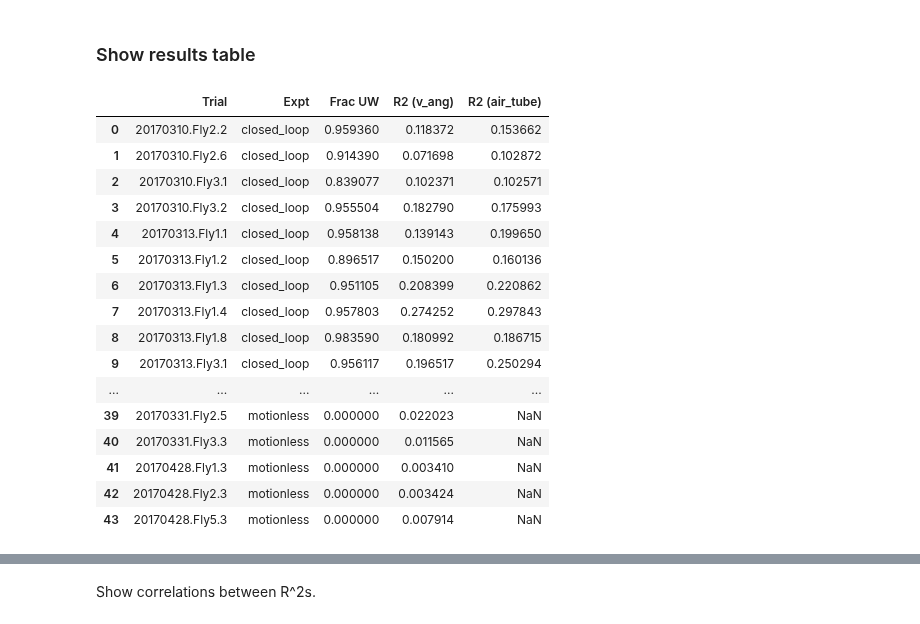
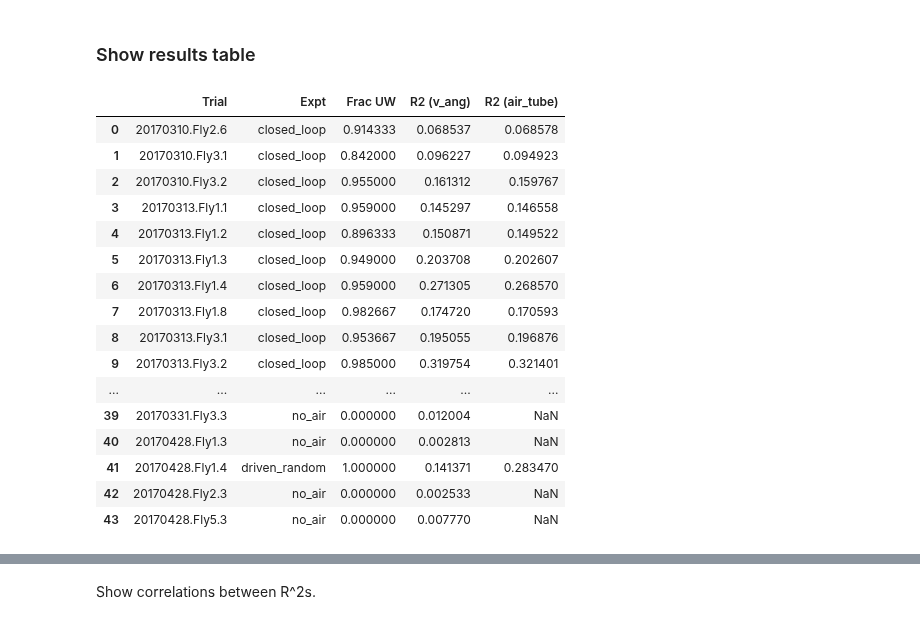
Before and after one commit to rkp8000/mushroom_mushroom, a Jupyter notebook: B1_G4_vs_v_ang_and_air_tube.ipynb, the cells around one changed output, grey strips where cells are left out. Drawn from its saved outputs; the diff is of its cells as text; code cells hidden in the pictures.

```diff
--- a/B1_G4_vs_v_ang_and_air_tube.ipynb
+++ b/B1_G4_vs_v_ang_and_air_tube.ipynb
@@ -17,10 +27,10 @@ import CONFIG as C
 # %%
 from db import make_session, d_models
 
-FILT = [d_models.Trial.walking_threshold != None]
+FILT = [d_models.TrialNew.walking_threshold != None]
 
 session = make_session()
-trials = session.query(d_models.Trial).filter(*FILT).all()
+trials = session.query(d_models.TrialNew).filter(*FILT).all()
 session.close()
 # %%
 closed_mask = [trial.expt == 'closed_loop' for trial in trials]
@@ -59,7 +86,7 @@ WINDOWS = {'g4d': (1, 6)}
 rslts = {'v_ang': []}
 
 for trial in trials:
-    rslt = linear_fit.regress(trial=trial, targ='v_ang', preds=('g4d',), windows=WINDOWS, valid='all')
+    rslt = lin_fit.regress(trial=trial, targ='v_ang', preds=('g4d',), windows=WINDOWS, valid='all')
 
     # get fraction of time fly is pointed upwind rel to air tube
     frac_uw = np.mean(np.abs(trial.dl.air) < 90)
@@ -112,7 +139,7 @@ for trial in trials:
     else:
         valid = 'all'
 
-    rslt = linear_fit.regress(trial=trial, targ='v_air', preds=('g4d',), windows=WINDOWS, valid=valid)
+    rslt = lin_fit.regress(trial=trial, targ='v_air', preds=('g4d',), windows=WINDOWS, valid=valid)
 
     # get fraction of time fly is pointed upwind rel to air tube
     if not np.all(np.isnan(trial.dl.air)):
@@ -128,20 +154,0 @@ plot_r2s_vs_frac_uw('v_air')
-# %%
-rslts['ddt_air'] = []
-
-for trial in trials:
-    if trial.expt == 'no_air':
-        valid = 'none'
-    else:
-        valid = 'all'
-
-    rslt = linear_fit.regress(trial=trial, targ='ddt_air', preds=('g4d',), windows=WINDOWS, valid=valid)
-
-    # get fraction of time fly is pointed upwind rel to air tube
-    if not np.all(np.isnan(trial.dl.air)):
-        valid_mask = ~np.isnan(trial.dl.air)
-        frac_uw = np.mean(np.abs(trial.dl.air[valid_mask]) < 90)
-    rslt.details['frac_uw'] = frac_uw
-
-    rslts['ddt_air'].append(rslt)
-
-plot_r2s_vs_frac_uw('ddt_air')
@@ -217,33 +218,33 @@ ax.set_xlim(0, 10)
 # %%
 df_data = []
 
 for tr_ctr, trial in enumerate(trials):
     df_data.append({
         'Trial': trial.name,
         'Expt': trial.expt,
         'Frac UW': rslts['v_ang'][tr_ctr].details['frac_uw'],
         'R2 (v_ang)': rslts['v_ang'][tr_ctr].r2,
-        'R2 (air_tube)': rslts['ddt_air_tube'][tr_ctr].r2,
+        'R2 (air_tube)': rslts['v_air'][tr_ctr].r2,
     })
 
 columns = ['Trial', 'Expt', 'Frac UW', 'R2 (v_ang)', 'R2 (air_tube)']
 df = pd.DataFrame(df_data, columns=columns)
 df
 # %% [output]
 |  | Trial | Expt | Frac UW | R2 (v_ang) | R2 (air_tube) |
-| 0 | 20170310.Fly2.2 | closed_loop | 0.959360 | 0.118372 | 0.153662 |
-| 1 | 20170310.Fly2.6 | closed_loop | 0.914390 | 0.071698 | 0.102872 |
-| 2 | 20170310.Fly3.1 | closed_loop | 0.839077 | 0.102371 | 0.102571 |
-| 3 | 20170310.Fly3.2 | closed_loop | 0.955504 | 0.182790 | 0.175993 |
-| 4 | 20170313.Fly1.1 | closed_loop | 0.958138 | 0.139143 | 0.199650 |
-| 5 | 20170313.Fly1.2 | closed_loop | 0.896517 | 0.150200 | 0.160136 |
-| 6 | 20170313.Fly1.3 | closed_loop | 0.951105 | 0.208399 | 0.220862 |
-| 7 | 20170313.Fly1.4 | closed_loop | 0.957803 | 0.274252 | 0.297843 |
-| 8 | 20170313.Fly1.8 | closed_loop | 0.983590 | 0.180992 | 0.186715 |
-| 9 | 20170313.Fly3.1 | closed_loop | 0.956117 | 0.196517 | 0.250294 |
+| 0 | 20170310.Fly2.6 | closed_loop | 0.914333 | 0.068537 | 0.068578 |
+| 1 | 20170310.Fly3.1 | closed_loop | 0.842000 | 0.096227 | 0.094923 |
+| 2 | 20170310.Fly3.2 | closed_loop | 0.955000 | 0.161312 | 0.159767 |
+| 3 | 20170313.Fly1.1 | closed_loop | 0.959000 | 0.145297 | 0.146558 |
+| 4 | 20170313.Fly1.2 | closed_loop | 0.896333 | 0.150871 | 0.149522 |
+| 5 | 20170313.Fly1.3 | closed_loop | 0.949000 | 0.203708 | 0.202607 |
+| 6 | 20170313.Fly1.4 | closed_loop | 0.959000 | 0.271305 | 0.268570 |
+| 7 | 20170313.Fly1.8 | closed_loop | 0.982667 | 0.174720 | 0.170593 |
+| 8 | 20170313.Fly3.1 | closed_loop | 0.953667 | 0.195055 | 0.196876 |
+| 9 | 20170313.Fly3.2 | closed_loop | 0.985000 | 0.319754 | 0.321401 |
 | ... | ... | ... | ... | ... | ... |
-| 39 | 20170331.Fly2.5 | motionless | 0.000000 | 0.022023 | NaN |
-| 40 | 20170331.Fly3.3 | motionless | 0.000000 | 0.011565 | NaN |
-| 41 | 20170428.Fly1.3 | motionless | 0.000000 | 0.003410 | NaN |
-| 42 | 20170428.Fly2.3 | motionless | 0.000000 | 0.003424 | NaN |
-| 43 | 20170428.Fly5.3 | motionless | 0.000000 | 0.007914 | NaN |
+| 39 | 20170331.Fly3.3 | no_air | 0.000000 | 0.012004 | NaN |
+| 40 | 20170428.Fly1.3 | no_air | 0.000000 | 0.002813 | NaN |
+| 41 | 20170428.Fly1.4 | driven_random | 1.000000 | 0.141371 | 0.283470 |
+| 42 | 20170428.Fly2.3 | no_air | 0.000000 | 0.002533 | NaN |
+| 43 | 20170428.Fly5.3 | no_air | 0.000000 | 0.007770 | NaN |
```
Also changed, not shown: parts of 13 cells of this notebook, 5 other files.
